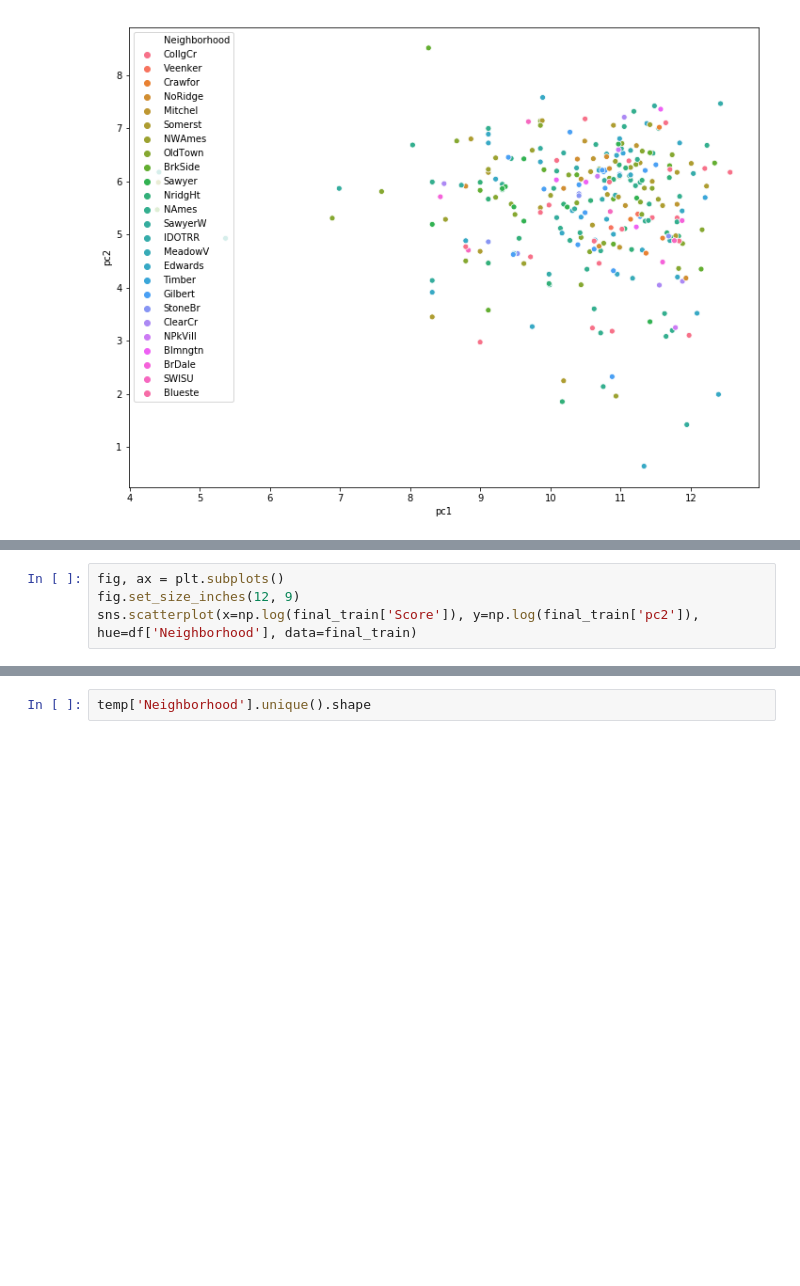
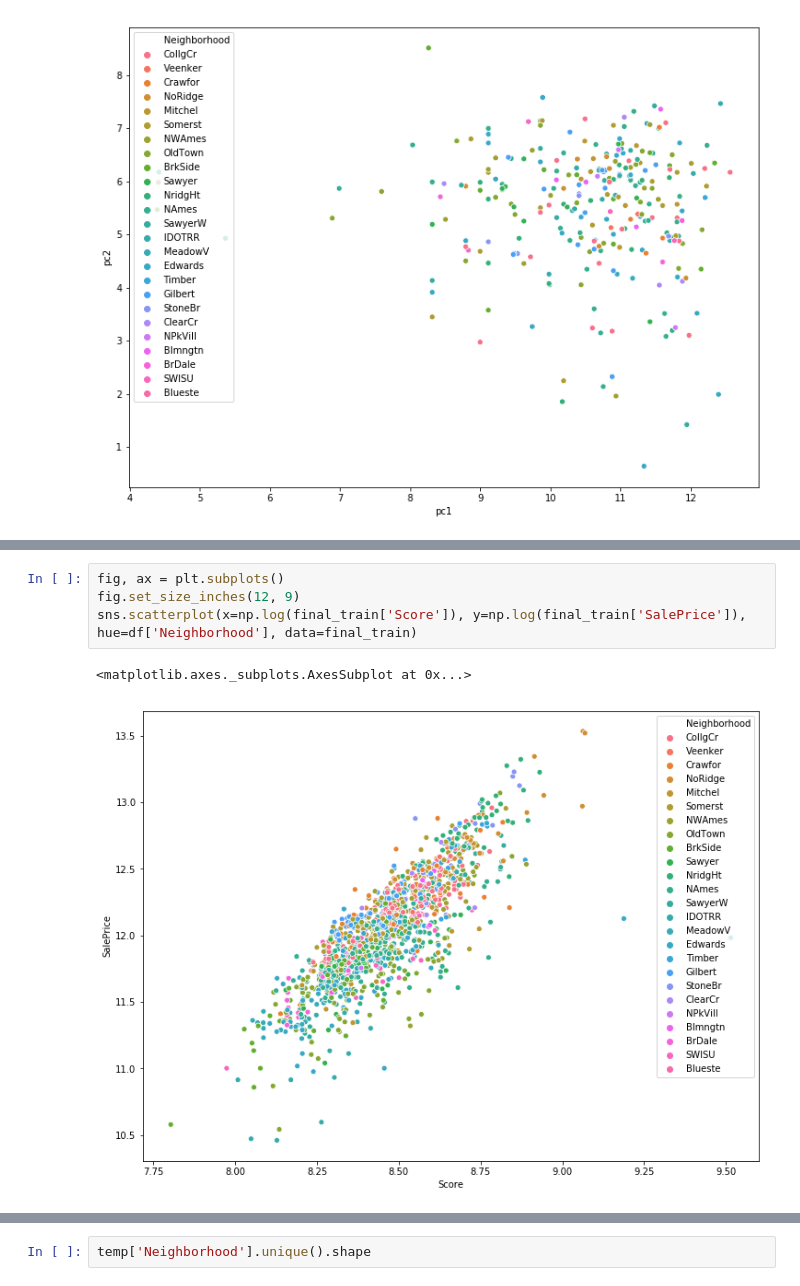
Before and after one commit to niranjan-sa/DataScience, a Jupyter notebook: Home_Work_3_Final.ipynb, the cells around one changed output, grey strips where cells are left out. Saved outputs shown, nothing was run; the diff lists cells and outputs as text; blank space fills up the shorter version.

```diff
--- a/Home_Work_3_Final.ipynb
+++ b/Home_Work_3_Final.ipynb
@@ -842,7 +860,10 @@ fig.show()
 # %%
 fig, ax = plt.subplots()
 fig.set_size_inches(12, 9)
-sns.scatterplot(x=np.log(final_train['Score']), y=np.log(final_train['pc2']), hue=df['Neighborhood'], data=final_train)
+sns.scatterplot(x=np.log(final_train['Score']), y=np.log(final_train['SalePrice']), hue=df['Neighborhood'], data=final_train)
+# %% [output]
+<matplotlib.axes._subplots.AxesSubplot at 0x...>
+[figure, added]
 # %%
 df.dropna(inplace=True)
 temp = pd.DataFrame()
```
Also changed, not shown: parts of 6 cells of this notebook.
